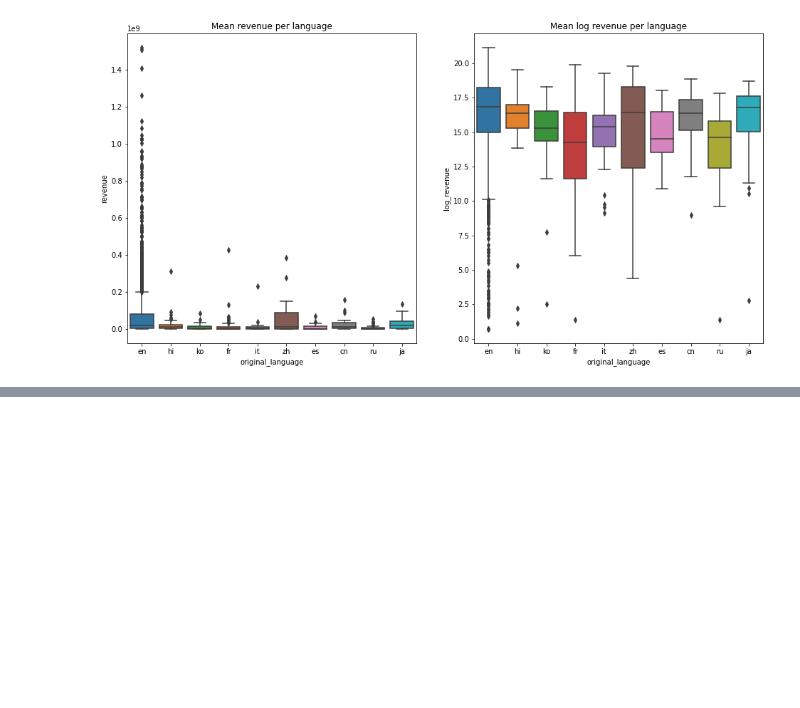
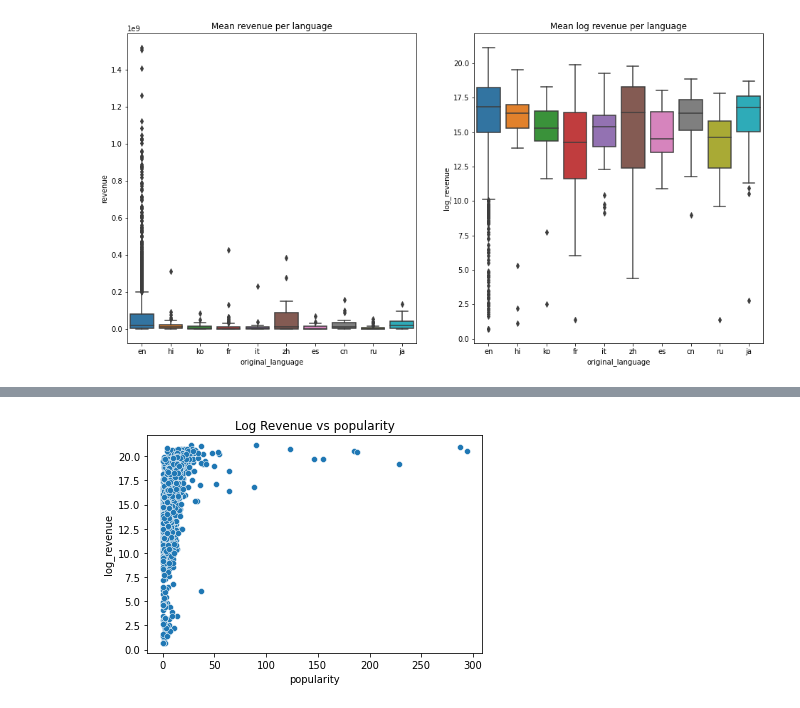
Before and after one commit to akiabe/kaggle_tmdb-box-office, a Jupyter notebook: notebooks/EDA_FeatEng_and_Modeling.ipynb, the cells around one changed output, grey strips where cells are left out. Saved outputs shown, nothing was run; the diff lists cells and outputs as text; code cells hidden in the pictures; blank space fills up the shorter version.

```diff
--- a/notebooks/EDA_FeatEng_and_Modeling.ipynb
+++ b/notebooks/EDA_FeatEng_and_Modeling.ipynb
@@ -794,3 +793,14 @@ plt.title('Log Revenue vs popularity');
+# %%
+sns.scatterplot(
+    x="popularity",
+    y="log_revenue",
+    data=train,
+);
+
+plt.title('Log Revenue vs popularity');
+plt.show()
+# %% [output]
+[figure, added]
 # %%
 test.loc[test['release_date'].isnull() == True, 'release_date'] = '01/01/98'
 # %%
```
Also changed, not shown: parts of 45 cells of this notebook.
